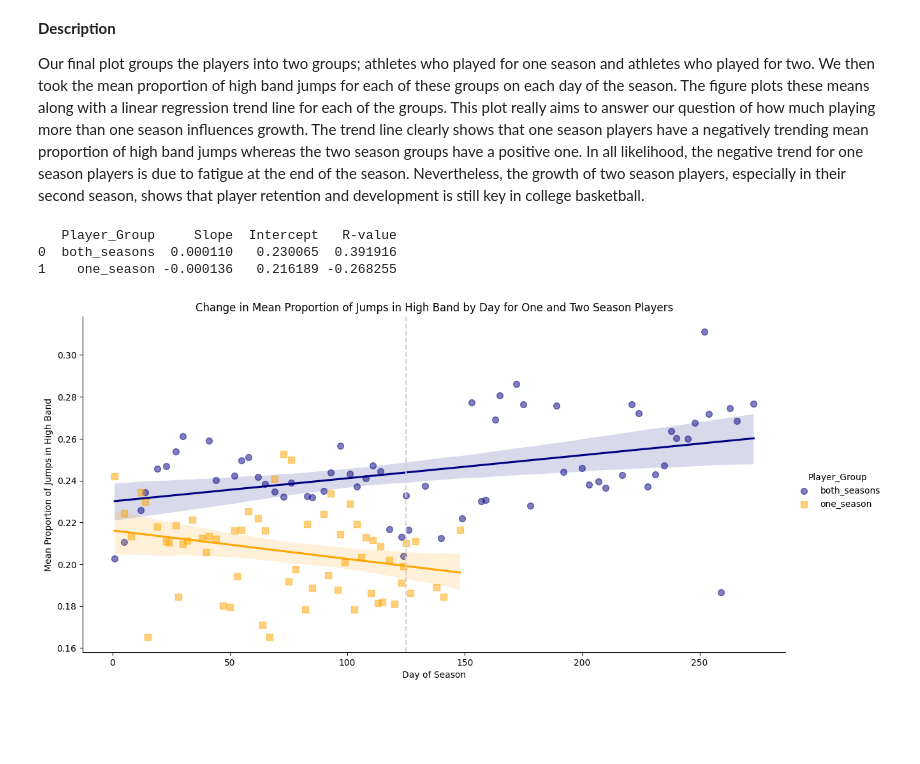
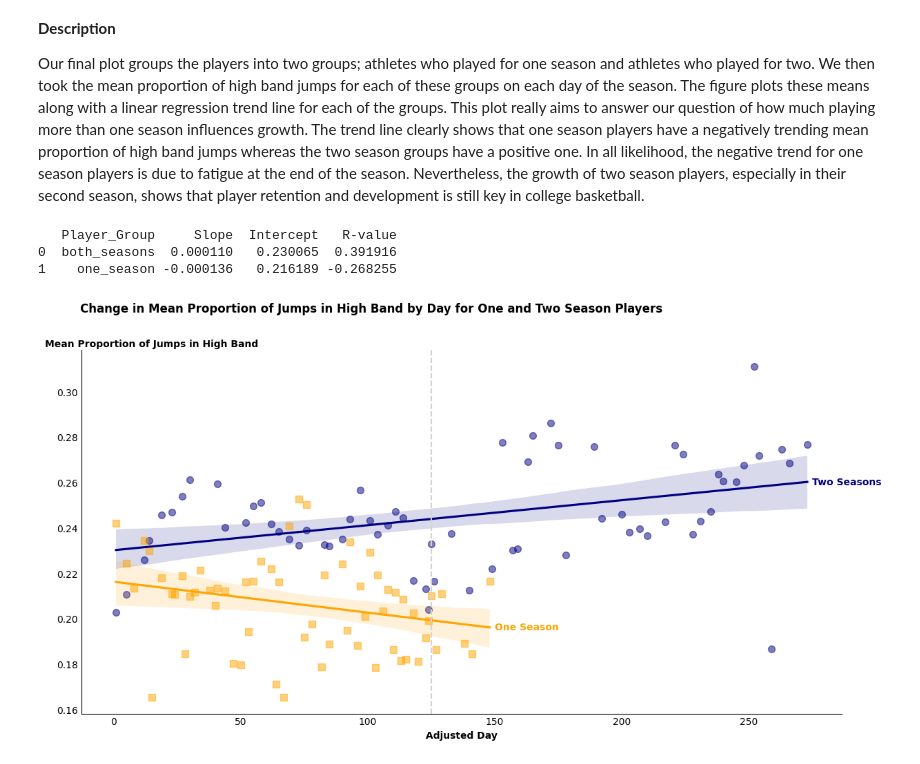
Before and after one commit to mgh2xx/FinalProject, a Jupyter notebook: assignments/dataviz.ipynb, the cells around one changed output. Saved outputs shown, nothing was run; the diff lists cells and outputs as text; code cells hidden in the pictures; blank space fills up the shorter version.

```diff
--- a/assignments/dataviz.ipynb
+++ b/assignments/dataviz.ipynb
@@ -178,35 +180,42 @@ for group in daily_means["Player_Group"].unique():
     # Adding the linear regression results to the DataFrame
     linreg_df.loc[len(linreg_df)] = [group, slope, intercept, r_value]
 
 # Showing the table with linear regression results
 print(linreg_df)
 
 # Making palette for below plot
 palette = {
     "both_seasons" : "navy",
     "one_season" : "orange"
 }
 
 # Making linear regression plot of prop_jump_high by # seasons played
-sns.lmplot(
+plot = sns.lmplot(
     data = daily_means,
     x = 'Adjusted_Day',
     y = 'Prop_Jump_High',
     hue = 'Player_Group',
     palette = palette,
     markers = ["o", "s"],
     scatter_kws = {"s": 50, "alpha": 0.5},
     height = 6,
     aspect = 2
 )
 
 plt.axvline(x = season1_length, color = 'lightgray', linestyle = '--', label = "Season Break")
-plt.title('Change in Mean Proportion of Jumps in High Band by Day for One and Two Season Players')
-plt.xlabel('Day of Season')
-plt.ylabel('Mean Proportion of Jumps in High Band')
+plt.suptitle('Change in Mean Proportion of Jumps in High Band by Day for One and Two Season Players'
+             , x = 0.375, y = 1.09, weight = "bold")
+plt.xlabel('Adjusted Day', weight = 'bold')
+plt.text(15, 0.32, "Mean Proportion of Jumps in High Band", ha = 'center', weight = "bold")
+#plt.ylabel('Mean Proportion of Jumps in High Band')
+plt.ylabel('')
+plt.text(275, 0.259, "Two Seasons", color = "navy", weight = 'bold')
+plt.text(150, 0.195, "One Season", color = "orange", weight = 'bold')
+plt.gca().tick_params(axis = 'both', length = 0)
+plot._legend.remove()
 plt.show()
 # %% [output]
    Player_Group     Slope  Intercept   R-value
 0  both_seasons  0.000110   0.230065  0.391916
 1    one_season -0.000136   0.216189 -0.268255
-[figure, old version]
+[figure, new version]
```
Also changed, not shown: parts of 2 cells of this notebook, 12 other files.
